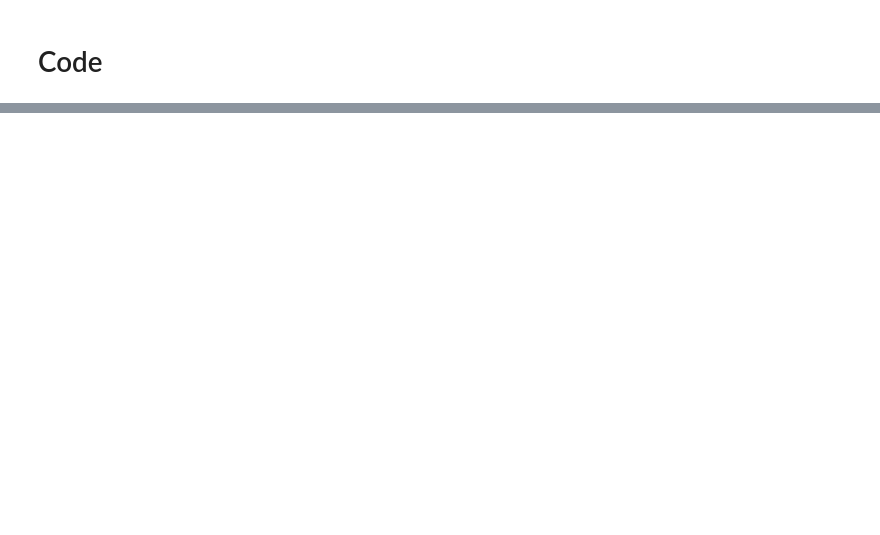
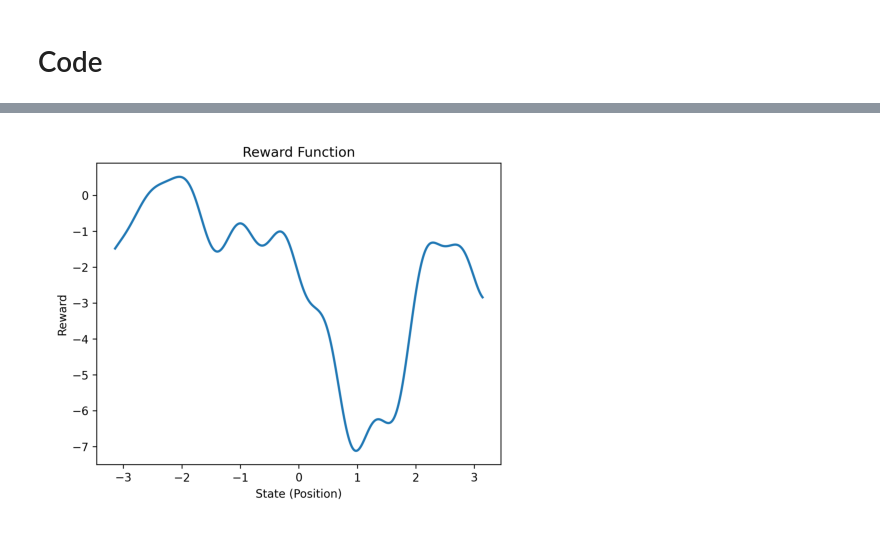
Before and after one commit to l1aF-2027/Linear-Inverse-RL-algorithms, a Jupyter notebook: Acrobot/IRL_acrobot.ipynb, the cells around one changed output, grey strips where cells are left out. Saved outputs shown, nothing was run; the diff lists cells and outputs as text; code cells hidden in the pictures; blank space fills up the shorter version.

```diff
--- a/Acrobot/IRL_acrobot.ipynb
+++ b/Acrobot/IRL_acrobot.ipynb
@@ -348,0 +445,13 @@ display(Video(video_path, embed=True, width=600, height=400))
+# %%
+from PIL import Image
+
+image_path = "acrobot_videos\\reward_function.png"
+# Đọc ảnh từ đường dẫn
+image = Image.open(image_path)
+
+# Hiển thị ảnh
+plt.imshow(image)
+plt.axis('off')  # Tắt hiển thị trục
+plt.show()
+# %% [output]
+[figure, added]
```
Also changed, not shown: parts of 5 cells of this notebook, 48 other files.
